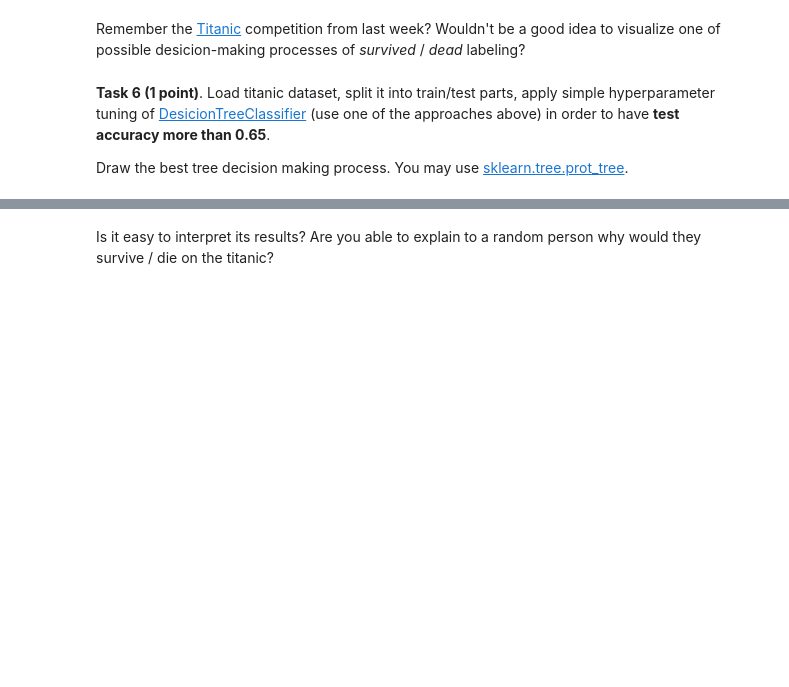
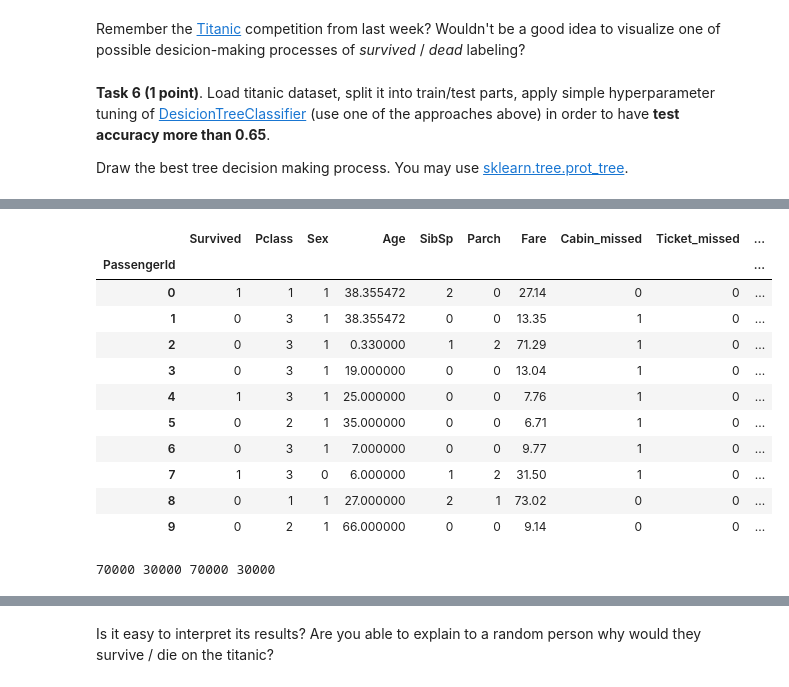
Before and after one commit to DIVIGL1/RSSchool-ML-Open-Course, a Jupyter notebook: 7_trees_and_ensembles/rf_classifier.ipynb, the cells around one changed output, grey strips where cells are left out. Drawn from its saved outputs; the diff is of its cells as text; code cells hidden in the pictures; blank space fills up the shorter version.

```diff
--- a/7_trees_and_ensembles/rf_classifier.ipynb
+++ b/7_trees_and_ensembles/rf_classifier.ipynb
@@ -522,0 +942,56 @@ from sklearn.tree import DecisionTreeClassifier
+# %%
+data_prep = data.copy(deep=True)
+
+data_prep["Cabin_missed"] = data_prep["Cabin"].isna() * 1
+data_prep["Cabin"] = data_prep["Cabin"].fillna("НетКаюты")
+
+data_prep["Ticket_missed"] = data_prep["Ticket"].isna() * 1
+data_prep["Ticket"] = data_prep["Ticket"].fillna("НетБилета")
+
+data_prep["Age_missed"] = data_prep["Age"].isna() * 1
+n_age_mean = data_prep["Age"].mean()
+data_prep["Age"] = data_prep["Age"].fillna(n_age_mean)
+
+data_prep["Embarked_missed"] = data_prep["Embarked"].isna() * 1
+data_prep["Embarked"] = data_prep["Embarked"].fillna("S")
+
+data_prep["Fare_missed"] = data_prep["Fare"].isna() * 1
+n_fate_mean = data_prep["Fare"].mean()
+data_prep["Fare"] = data_prep["Fare"].fillna(n_fate_mean)
+
+data_prep["Sex"] = data_prep["Sex"].map({"male": 1, "female": 0})
+
+ohe = OneHotEncoder(sparse=False)
+ohe.fit(data_prep[["Embarked"]])
+data_prep[ohe.get_feature_names_out()] = ohe.transform(data_prep[["Embarked"]])
+
+del data_prep["Cabin"]
+del data_prep["Ticket"]
+del data_prep["Name"]
+del data_prep["Embarked"]
+
+data_prep.head(10)
+# %% [output]
+|  | Survived | Pclass | Sex | Age | SibSp | Parch | Fare | Cabin_missed | Ticket_missed | ... |
+| PassengerId |  |  |  |  |  |  |  |  |  | ... |
+| 0 | 1 | 1 | 1 | 38.355472 | 2 | 0 | 27.14 | 0 | 0 | ... |
+| 1 | 0 | 3 | 1 | 38.355472 | 0 | 0 | 13.35 | 1 | 0 | ... |
+| 2 | 0 | 3 | 1 | 0.330000 | 1 | 2 | 71.29 | 1 | 0 | ... |
+| 3 | 0 | 3 | 1 | 19.000000 | 0 | 0 | 13.04 | 1 | 0 | ... |
+| 4 | 1 | 3 | 1 | 25.000000 | 0 | 0 | 7.76 | 1 | 0 | ... |
+| 5 | 0 | 2 | 1 | 35.000000 | 0 | 0 | 6.71 | 1 | 0 | ... |
+| 6 | 0 | 3 | 1 | 7.000000 | 0 | 0 | 9.77 | 1 | 0 | ... |
+| 7 | 1 | 3 | 0 | 6.000000 | 1 | 2 | 31.50 | 1 | 0 | ... |
+| 8 | 0 | 1 | 1 | 27.000000 | 2 | 1 | 73.02 | 0 | 0 | ... |
+| 9 | 0 | 2 | 1 | 66.000000 | 0 | 0 | 9.14 | 0 | 0 | ... |
+# %%
+X_train, X_test, y_train, y_test = \
+                            train_test_split(data_prep.drop(columns='Survived'),
+                                             data_prep['Survived'],
+                                             train_size=0.70,
+                                             random_state=RANDOM_STATE
+                                            )
+
+print(X_train.shape[0], X_test.shape[0], y_train.shape[0], y_test.shape[0])
+# %% [output]
+70000 30000 70000 30000
```
Also changed, not shown: parts of 51 cells of this notebook.
